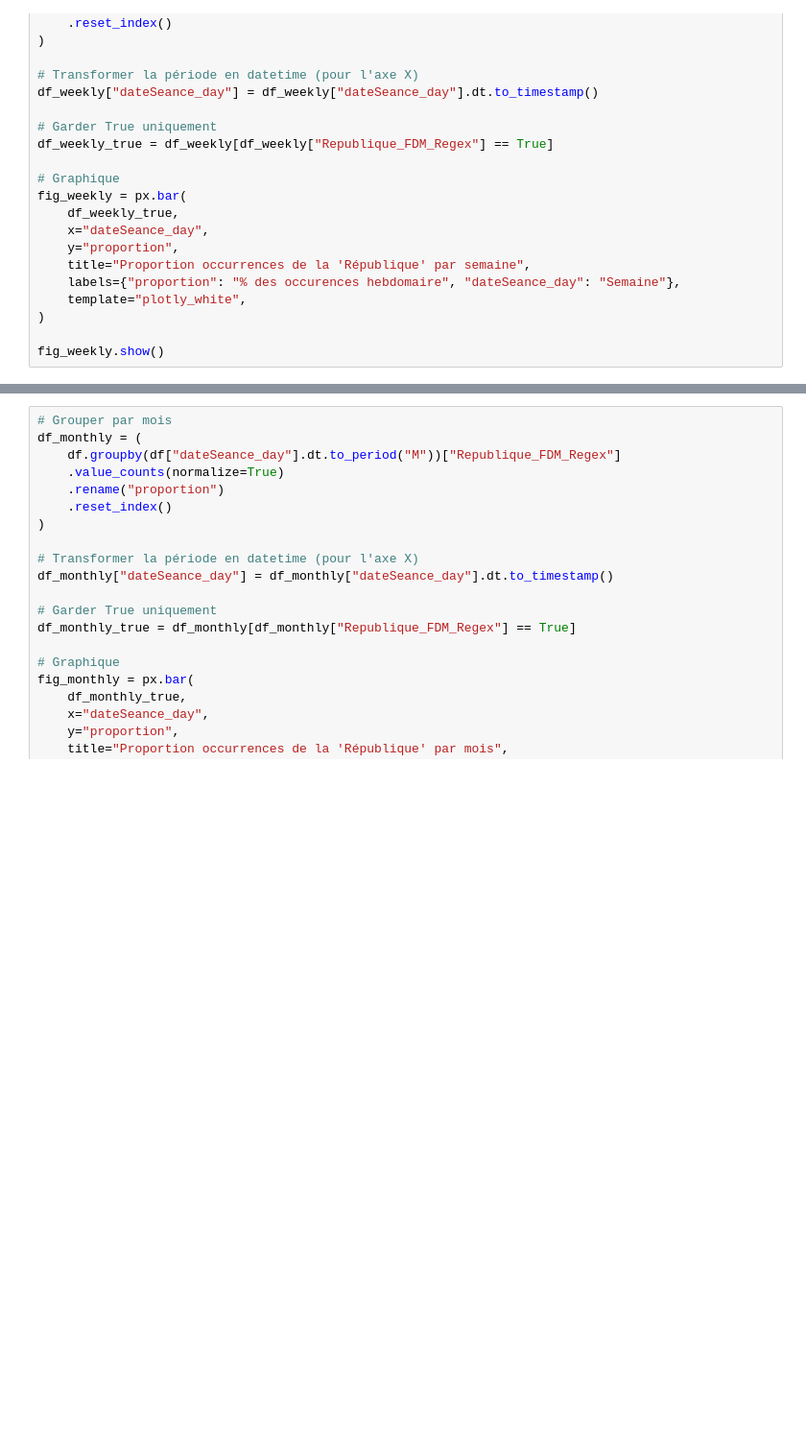
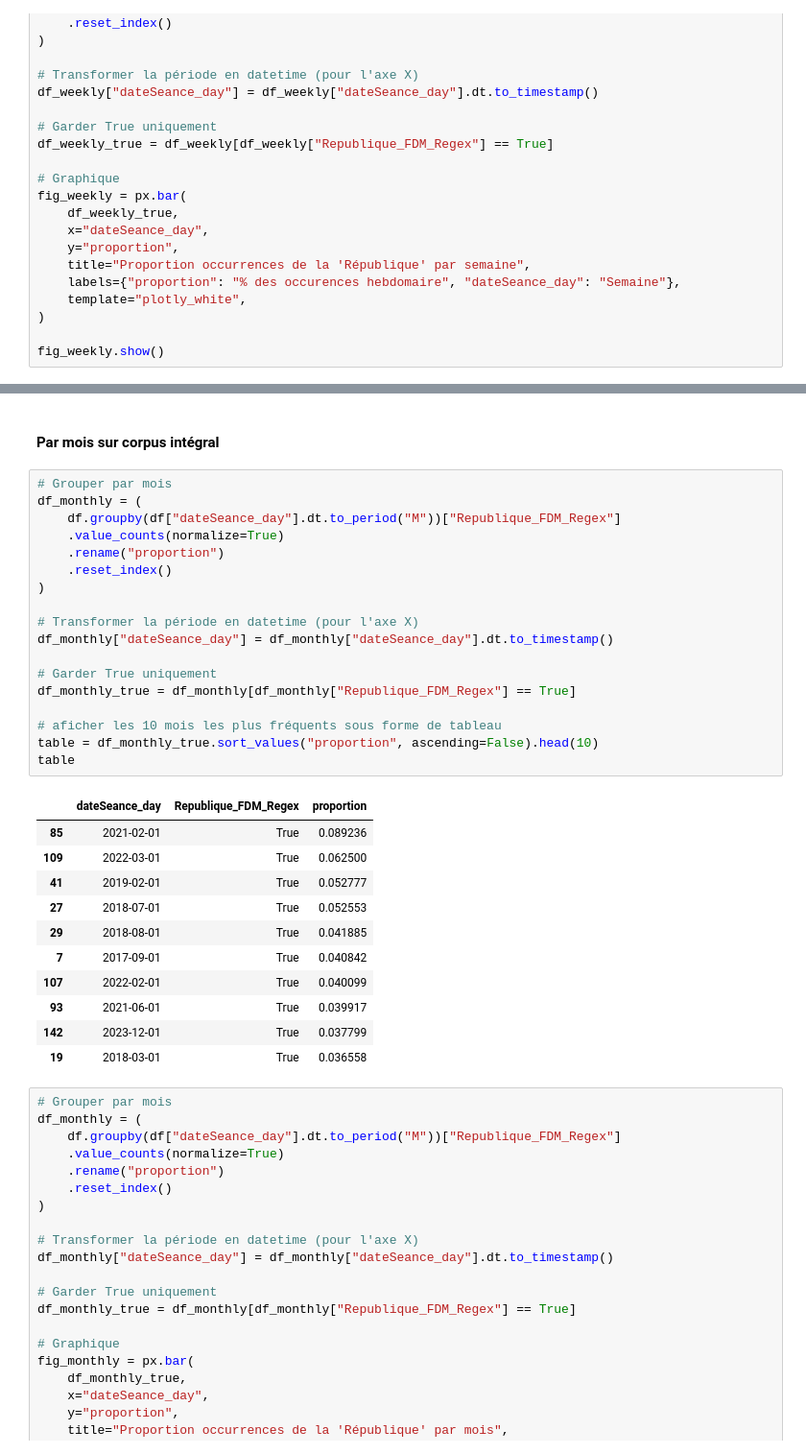
Before and after one commit to Matthias-Levalet/republique-cest-quoi, a Jupyter notebook: exploration/4- Analysis %.ipynb, the cells around one changed output, grey strips where cells are left out. Shown: that part at 96% size. Drawn from its saved outputs; the diff is of its cells as text; blank space fills up the shorter version.

```diff
--- a/exploration/4- Analysis %.ipynb
+++ b/exploration/4- Analysis %.ipynb
@@ -206,3 +300,35 @@ fig_weekly.show()
+# %% [markdown]
+#### Par mois sur corpus intégral
+# %%
+# Grouper par mois
+df_monthly = (
+    df.groupby(df["dateSeance_day"].dt.to_period("M"))["Republique_FDM_Regex"]
+    .value_counts(normalize=True)
+    .rename("proportion")
+    .reset_index()
+)
+
+# Transformer la période en datetime (pour l'axe X)
+df_monthly["dateSeance_day"] = df_monthly["dateSeance_day"].dt.to_timestamp()
+
+# Garder True uniquement
+df_monthly_true = df_monthly[df_monthly["Republique_FDM_Regex"] == True]
+
+# aficher les 10 mois les plus fréquents sous forme de tableau
+table = df_monthly_true.sort_values("proportion", ascending=False).head(10)
+table
+# %% [output]
+|  | dateSeance_day | Republique_FDM_Regex | proportion |
+| 85 | 2021-02-01 | True | 0.089236 |
+| 109 | 2022-03-01 | True | 0.062500 |
+| 41 | 2019-02-01 | True | 0.052777 |
+| 27 | 2018-07-01 | True | 0.052553 |
+| 29 | 2018-08-01 | True | 0.041885 |
+| 7 | 2017-09-01 | True | 0.040842 |
+| 107 | 2022-02-01 | True | 0.040099 |
+| 93 | 2021-06-01 | True | 0.039917 |
+| 142 | 2023-12-01 | True | 0.037799 |
+| 19 | 2018-03-01 | True | 0.036558 |
 # %%
 # Grouper par mois
 df_monthly = (
```
Also changed, not shown: parts of 32 cells of this notebook, 1 other file.
